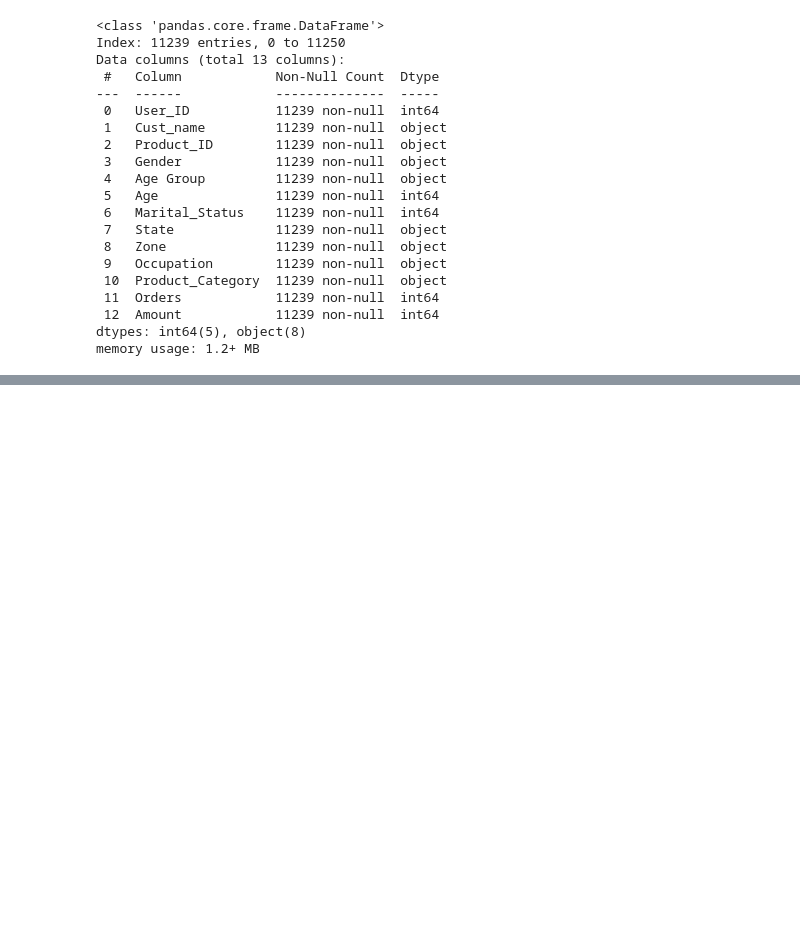
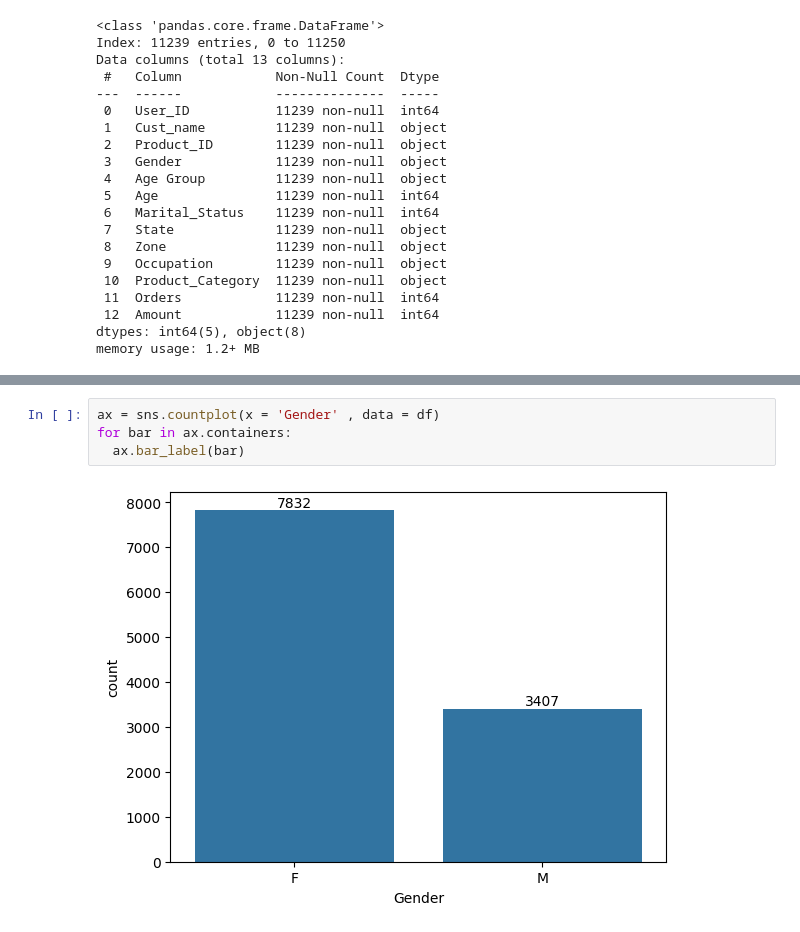
Before and after one commit to hatim1801/Data-Analysis, a Jupyter notebook: diwali_sale_analysis.ipynb, the cells around one changed output, grey strips where cells are left out. Drawn from its saved outputs; the diff is of its cells as text; blank space fills up the shorter version.

```diff
--- a/diwali_sale_analysis.ipynb
+++ b/diwali_sale_analysis.ipynb
@@ -132,0 +138,6 @@ memory usage: 1.2+ MB
+# %%
+ax = sns.countplot(x = 'Gender' , data = df)
+for bar in ax.containers:
+  ax.bar_label(bar)
+# %% [output]
+[figure, added]
```
Also changed, not shown: parts of 5 cells of this notebook.
